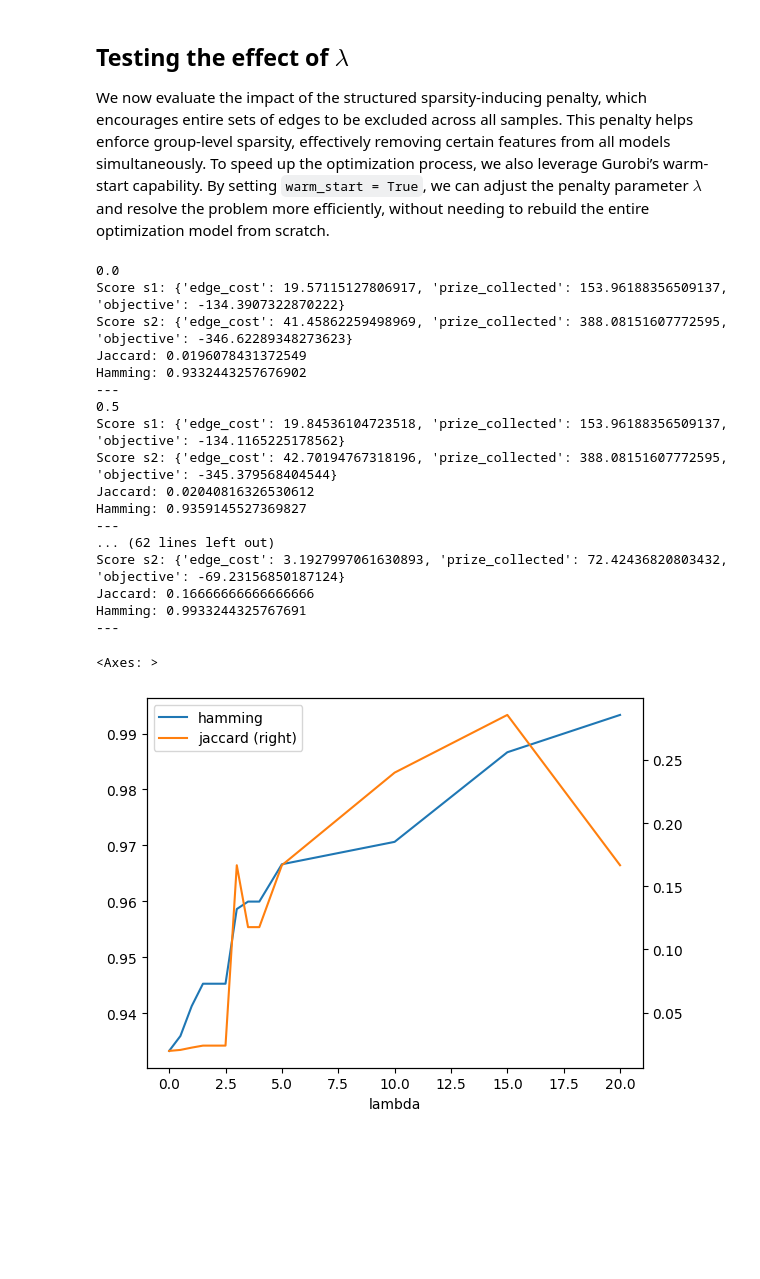
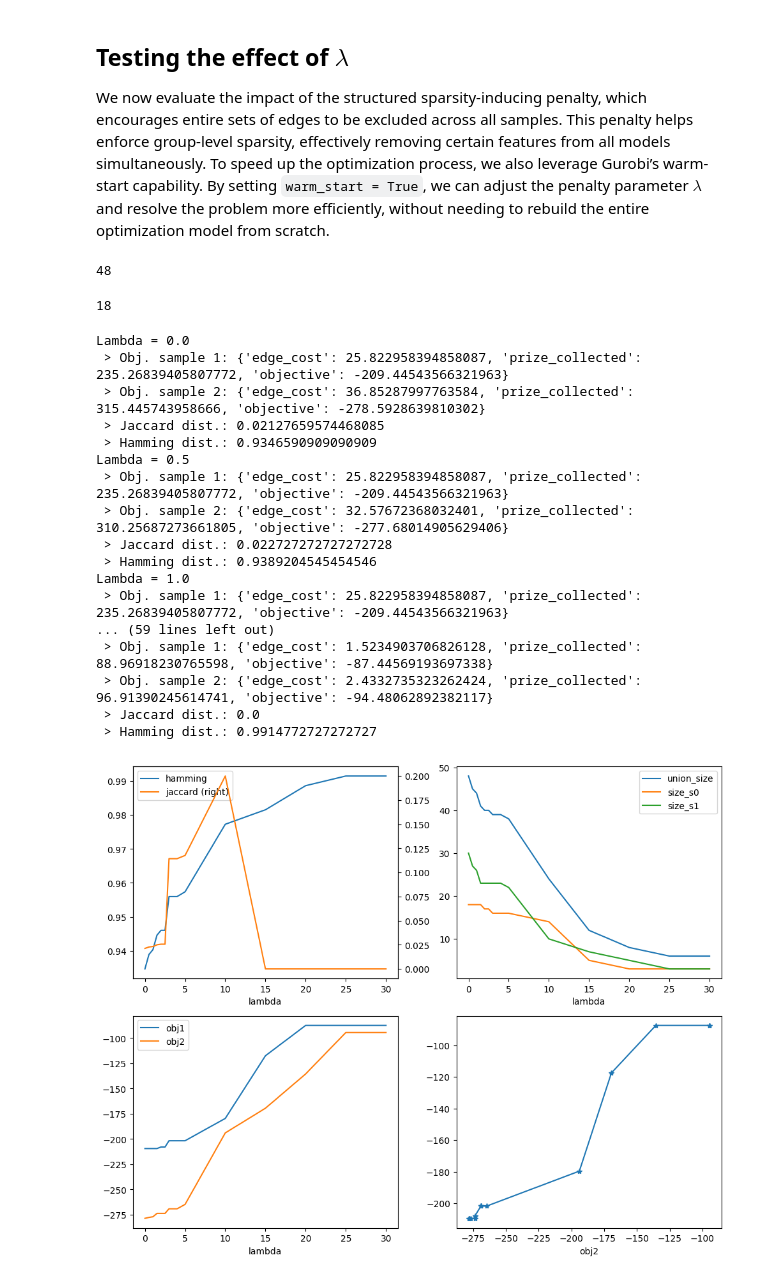
Before and after one commit to saezlab/corneto, a Jupyter notebook: docs/guide/networks/multi-pcst-grb.ipynb, the cells around one changed output. Drawn from its saved outputs; the diff is of its cells as text; code cells hidden in the pictures; blank space fills up the shorter version.

```diff
--- a/docs/guide/networks/multi-pcst-grb.ipynb
+++ b/docs/guide/networks/multi-pcst-grb.ipynb
@@ -346,47 +372,65 @@ def jaccard_similarity(a, b):
 
 def hamming_similarity(a, b):
     return (a == b).sum() / len(a)
+# %%
+np.sum(P.expr.with_flow.value > 0.5, axis=1).sum()
+# %% [output]
+48
+# %%
+np.sum(P.expr.with_flow.value[:,0] > 0.5)
+# %% [output]
+18
 # %%
 results = []
-for l in [0.0, 0.5, 1.0, 1.5, 2.0, 2.5, 3.0, 3.5, 4.0, 5.0, 10.0, 15.0, 20.0]:
-    print(l)
+for l in [0.0, 0.5, 1.0, 1.5, 2.0, 2.5, 3.0, 3.5, 4.0, 5.0, 10.0, 15.0, 20.0, 25.0, 30.0]:
+    print(f"Lambda = {l}")
     m.lambda_reg_param.value = l
-    P.solve(solver="gurobi", warm_start=True, verbosity=0, TimeLimit=60);
+    P.solve(solver="gurobi", warm_start=True, verbosity=0, TimeLimit=120);
     sol0 = m.processed_graph.edge_subgraph(np.flatnonzero(P.expr.with_flow.value[:,0] > 0.5))
     sol1 = m.processed_graph.edge_subgraph(np.flatnonzero(P.expr.with_flow.value[:,1] > 0.5))
+    # Network union size
+    size_0 = np.sum(P.expr.with_flow.value[:,0] > 0.5)
+    size_1 = np.sum(P.expr.with_flow.value[:,1] > 0.5)
+    union_size = np.sum(P.expr.with_flow.value > 0.5, axis=1).sum()
     score1 = compute_pcst_cost(G_0, get_edge_list(sol0))
     score2 = compute_pcst_cost(G_1, get_edge_list(sol1))
     jaccard = jaccard_similarity(P.expr.with_flow.value[:, 0], P.expr.with_flow.value[:, 1])
     hamming = hamming_similarity(P.expr.with_flow.value[:, 0], P.expr.with_flow.value[:, 1])
-    results.append((l, score1["objective"], score2["objective"], jaccard, hamming))
-    print("Score s1:", score1)
-    print("Score s2:", score2)
-    print("Jaccard:", jaccard)
-    print("Hamming:", hamming)
-    print("---")
+    results.append((l, score1["objective"], score2["objective"], jaccard, hamming, union_size, size_0, size_1))
+    print(" > Obj. sample 1:", score1)
+    print(" > Obj. sample 2:", score2)
+    print(" > Jaccard dist.:", jaccard)
+    print(" > Hamming dist.:", hamming)
 # %% [output]
-0.0
-Score s1: {'edge_cost': 19.57115127806917, 'prize_collected': 153.96188356509137, 'objective': -134.3907322870222}
-Score s2: {'edge_cost': 41.45862259498969, 'prize_collected': 388.08151607772595, 'objective': -346.62289348273623}
-Jaccard: 0.0196078431372549
-Hamming: 0.9332443257676902
----
-0.5
-Score s1: {'edge_cost': 19.84536104723518, 'prize_collected': 153.96188356509137, 'objective': -134.1165225178562}
-Score s2: {'edge_cost': 42.70194767318196, 'prize_collected': 388.08151607772595, 'objective': -345.379568404544}
-Jaccard: 0.02040816326530612
-Hamming: 0.9359145527369827
----
-... (62 lines left out)
-Score s2: {'edge_cost': 3.1927997061630893, 'prize_collected': 72.42436820803432, 'objective': -69.23156850187124}
-Jaccard: 0.16666666666666666
-Hamming: 0.9933244325767691
----
+Lambda = 0.0
+ > Obj. sample 1: {'edge_cost': 25.822958394858087, 'prize_collected': 235.26839405807772, 'objective': -209.44543566321963}
+ > Obj. sample 2: {'edge_cost': 36.85287997763584, 'prize_collected': 315.445743958666, 'objective': -278.5928639810302}
+ > Jaccard dist.: 0.02127659574468085
+ > Hamming dist.: 0.9346590909090909
+Lambda = 0.5
+ > Obj. sample 1: {'edge_cost': 25.822958394858087, 'prize_collected': 235.26839405807772, 'objective': -209.44543566321963}
+ > Obj. sample 2: {'edge_cost': 32.57672368032401, 'prize_collected': 310.25687273661805, 'objective': -277.68014905629406}
+ > Jaccard dist.: 0.022727272727272728
+ > Hamming dist.: 0.9389204545454546
+Lambda = 1.0
+ > Obj. sample 1: {'edge_cost': 25.822958394858087, 'prize_collected': 235.26839405807772, 'objective': -209.44543566321963}
+... (59 lines left out)
+ > Obj. sample 1: {'edge_cost': 1.5234903706826128, 'prize_collected': 88.96918230765598, 'objective': -87.44569193697338}
+ > Obj. sample 2: {'edge_cost': 2.4332735323262424, 'prize_collected': 96.91390245614741, 'objective': -94.48062892382117}
+ > Jaccard dist.: 0.0
+ > Hamming dist.: 0.9914772727272727
 # %%
 import pandas as pd
-df_r = pd.DataFrame(results, columns=["lambda", "obj1", "obj2", "jaccard", "hamming"])
-ax = df_r.plot(x="lambda", y="hamming")
-df_r.plot(x="lambda", y="jaccard", ax=ax, secondary_y=True)
+import matplotlib.pyplot as plt
+
+fig, axs = plt.subplots(2, 2, figsize=(10, 8))
+
+df_r = pd.DataFrame(results, columns=["lambda", "obj1", "obj2", "jaccard", "hamming", "union_size", "size_s0", "size_s1"])
+df_r.plot(x="lambda", y="hamming", ax=axs[0,0])
+df_r.plot(x="lambda", y="jaccard", secondary_y=True, ax=axs[0,0])
+df_r.plot(x="lambda", y=["union_size", "size_s0", "size_s1"], ax=axs[0,1])
+df_r.plot(x="lambda", y=["obj1", "obj2"], ax=axs[1,0])
+df_r.plot(x="obj2", y="obj1", style="-*", legend=False, ax=axs[1,1])
+plt.tight_layout()
 # %% [output]
-<Axes: >
-[figure, old version]
+[figure, new version]
```
Also changed, not shown: parts of 15 cells of this notebook.
